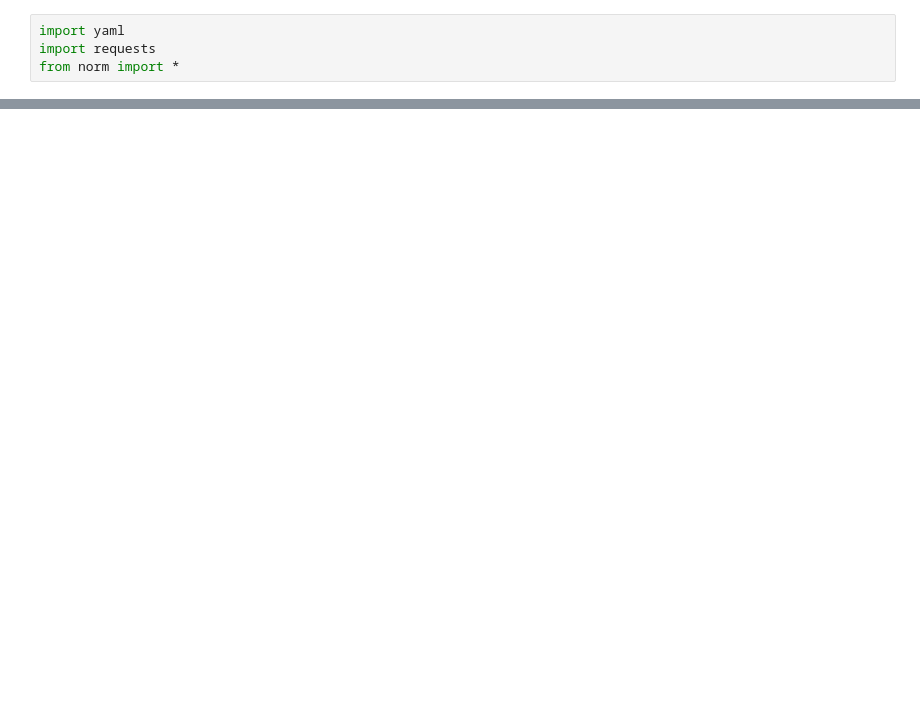
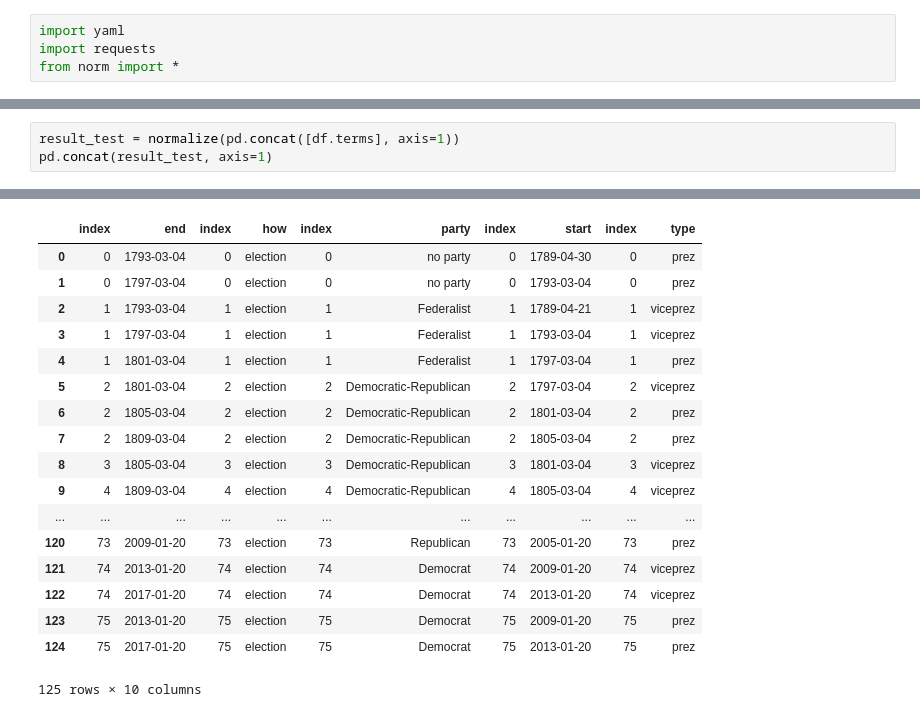
Before and after one commit to metinsenturk/flat_table, a Jupyter notebook: notebooks/Yaml.ipynb, the cells around one changed output, grey strips where cells are left out. Drawn from its saved outputs; the diff is of its cells as text; blank space fills up the shorter version.

```diff
--- a/notebooks/Yaml.ipynb
+++ b/notebooks/Yaml.ipynb
@@ -27,0 +164,4 @@ df_family.head()
+# %%
+result_test = normalize(pd.concat([df.terms], axis=1))
+pd.concat(result_test, axis=1)
+# %% [output]
@@ -27,0 +179,18 @@ df_family.head()
+|  | index | end | index | how | index | party | index | start | index | type |
+| 0 | 0 | 1793-03-04 | 0 | election | 0 | no party | 0 | 1789-04-30 | 0 | prez |
+| 1 | 0 | 1797-03-04 | 0 | election | 0 | no party | 0 | 1793-03-04 | 0 | prez |
+| 2 | 1 | 1793-03-04 | 1 | election | 1 | Federalist | 1 | 1789-04-21 | 1 | viceprez |
+| 3 | 1 | 1797-03-04 | 1 | election | 1 | Federalist | 1 | 1793-03-04 | 1 | viceprez |
+| 4 | 1 | 1801-03-04 | 1 | election | 1 | Federalist | 1 | 1797-03-04 | 1 | prez |
+| 5 | 2 | 1801-03-04 | 2 | election | 2 | Democratic-Republican | 2 | 1797-03-04 | 2 | viceprez |
+| 6 | 2 | 1805-03-04 | 2 | election | 2 | Democratic-Republican | 2 | 1801-03-04 | 2 | prez |
+| 7 | 2 | 1809-03-04 | 2 | election | 2 | Democratic-Republican | 2 | 1805-03-04 | 2 | prez |
+| 8 | 3 | 1805-03-04 | 3 | election | 3 | Democratic-Republican | 3 | 1801-03-04 | 3 | viceprez |
+| 9 | 4 | 1809-03-04 | 4 | election | 4 | Democratic-Republican | 4 | 1805-03-04 | 4 | viceprez |
+| ... | ... | ... | ... | ... | ... | ... | ... | ... | ... | ... |
+| 120 | 73 | 2009-01-20 | 73 | election | 73 | Republican | 73 | 2005-01-20 | 73 | prez |
+| 121 | 74 | 2013-01-20 | 74 | election | 74 | Democrat | 74 | 2009-01-20 | 74 | viceprez |
+| 122 | 74 | 2017-01-20 | 74 | election | 74 | Democrat | 74 | 2013-01-20 | 74 | viceprez |
+| 123 | 75 | 2013-01-20 | 75 | election | 75 | Democrat | 75 | 2009-01-20 | 75 | prez |
+| 124 | 75 | 2017-01-20 | 75 | election | 75 | Democrat | 75 | 2013-01-20 | 75 | prez |
+125 rows × 10 columns
```
Also changed, not shown: parts of 31 cells of this notebook, 1 other file.
